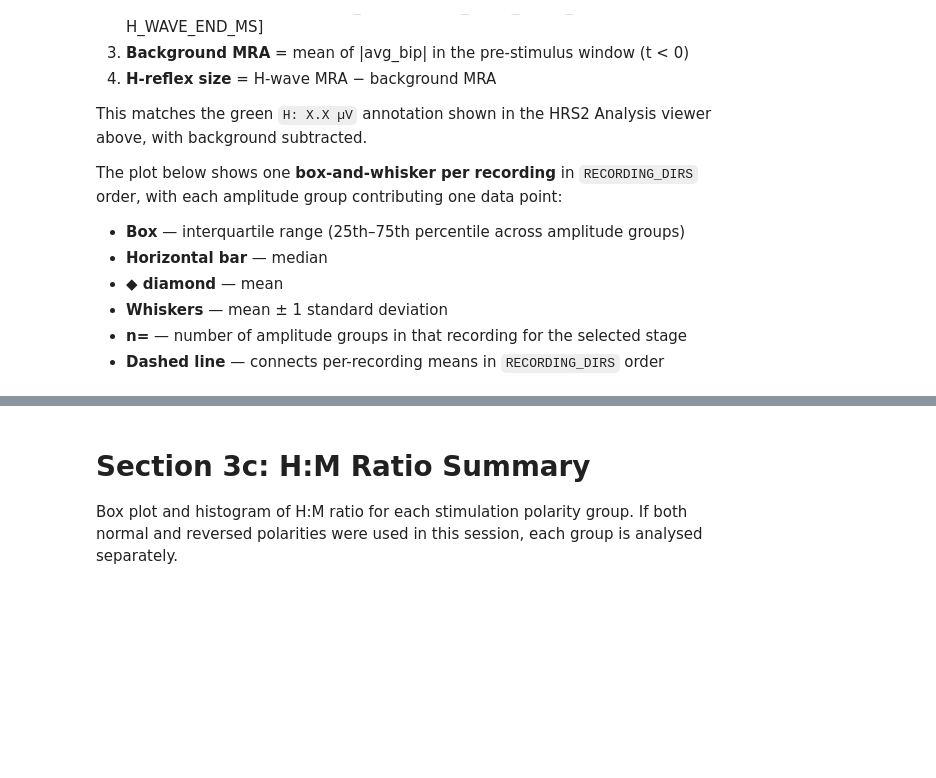
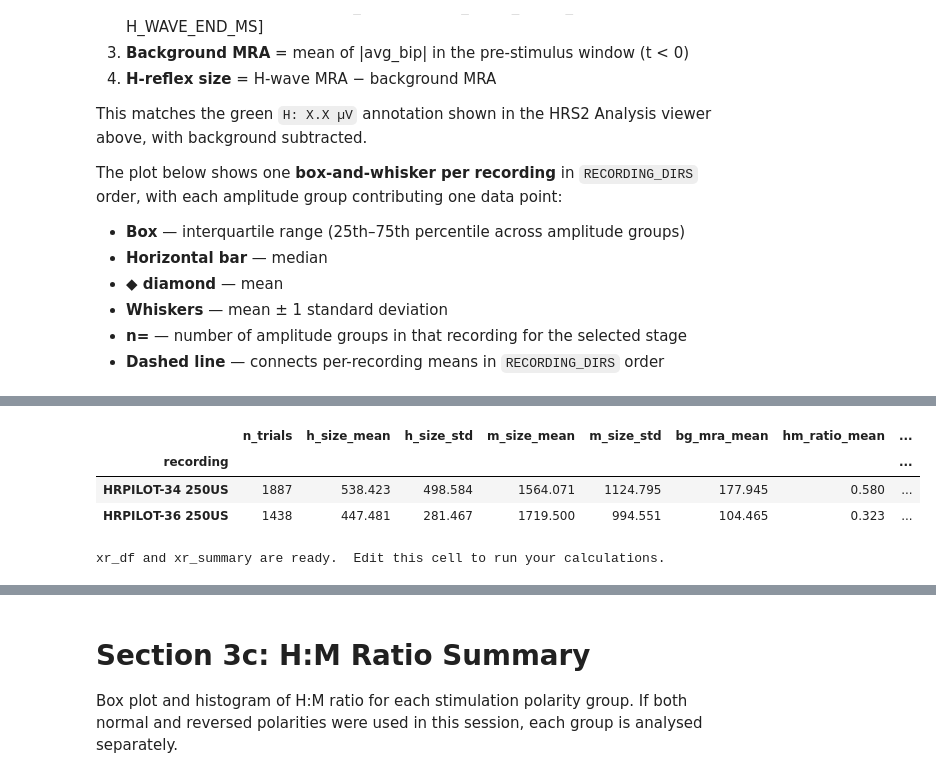
Before and after one commit to yahriels/Open-Ephys-H-Reflex-Python-Data-Analysis, a Jupyter notebook: src/open_ephys/analysis/Read_H-Reflex_App_Simplified.ipynb, the cells around one changed output, grey strips where cells are left out. Cells and saved outputs as stored; diff of their text form; code cells hidden in the pictures; blank space fills up the shorter version.

```diff
--- a/src/open_ephys/analysis/Read_H-Reflex_App_Simplified.ipynb
+++ b/src/open_ephys/analysis/Read_H-Reflex_App_Simplified.ipynb
@@ -593,0 +628,42 @@ VBox(children=(Dropdown(description='Stage:', layout=Layout(width='480px'), opti
+# %%
+# ── Per-recording summary statistics ─────────────────────────────────────────
+xr_summary = (
+    xr_df.groupby('recording')
+    .agg(
+        n_trials      = ('trial',      'count'),
+        h_size_mean   = ('h_size_uv',  'mean'),
+        h_size_std    = ('h_size_uv',  'std'),
+        m_size_mean   = ('m_size_uv',  'mean'),
+        m_size_std    = ('m_size_uv',  'std'),
+        bg_mra_mean   = ('bg_mra_uv',  'mean'),
+        hm_ratio_mean = ('hm_ratio',   'mean'),
+        hm_ratio_std  = ('hm_ratio',   'std'),
+    )
+    .round(3)
+)
+xr_summary
+# %% [output]
+|  | n_trials | h_size_mean | h_size_std | m_size_mean | m_size_std | bg_mra_mean | hm_ratio_mean | ... |
+| recording |  |  |  |  |  |  |  | ... |
+| HRPILOT-34 250US | 1887 | 538.423 | 498.584 | 1564.071 | 1124.795 | 177.945 | 0.580 | ... |
+| HRPILOT-36 250US | 1438 | 447.481 | 281.467 | 1719.500 | 994.551 | 104.465 | 0.323 | ... |
+# %%
+# ── Custom calculations — edit this cell freely ───────────────────────────────
+# Examples:
+
+# Filter to a specific recording
+# rec = xr_df[xr_df['recording'] == 'HRPILOT-23']
+
+# Mean H-size per recording (µV)
+# xr_df.groupby('recording')['h_size_uv'].mean()
+
+# Coefficient of variation (%) for H-size per recording
+# xr_df.groupby('recording')['h_size_uv'].agg(lambda x: x.std() / x.mean() * 100).rename('h_cv_pct')
+
+# Export to CSV
+# xr_df.to_csv('xr_data.csv', index=False)
+# xr_summary.to_csv('xr_summary.csv')
+
+print("xr_df and xr_summary are ready.  Edit this cell to run your calculations.")
+# %% [output]
+xr_df and xr_summary are ready.  Edit this cell to run your calculations.
```
Also changed, not shown: parts of 20 cells of this notebook, 22 other files.
